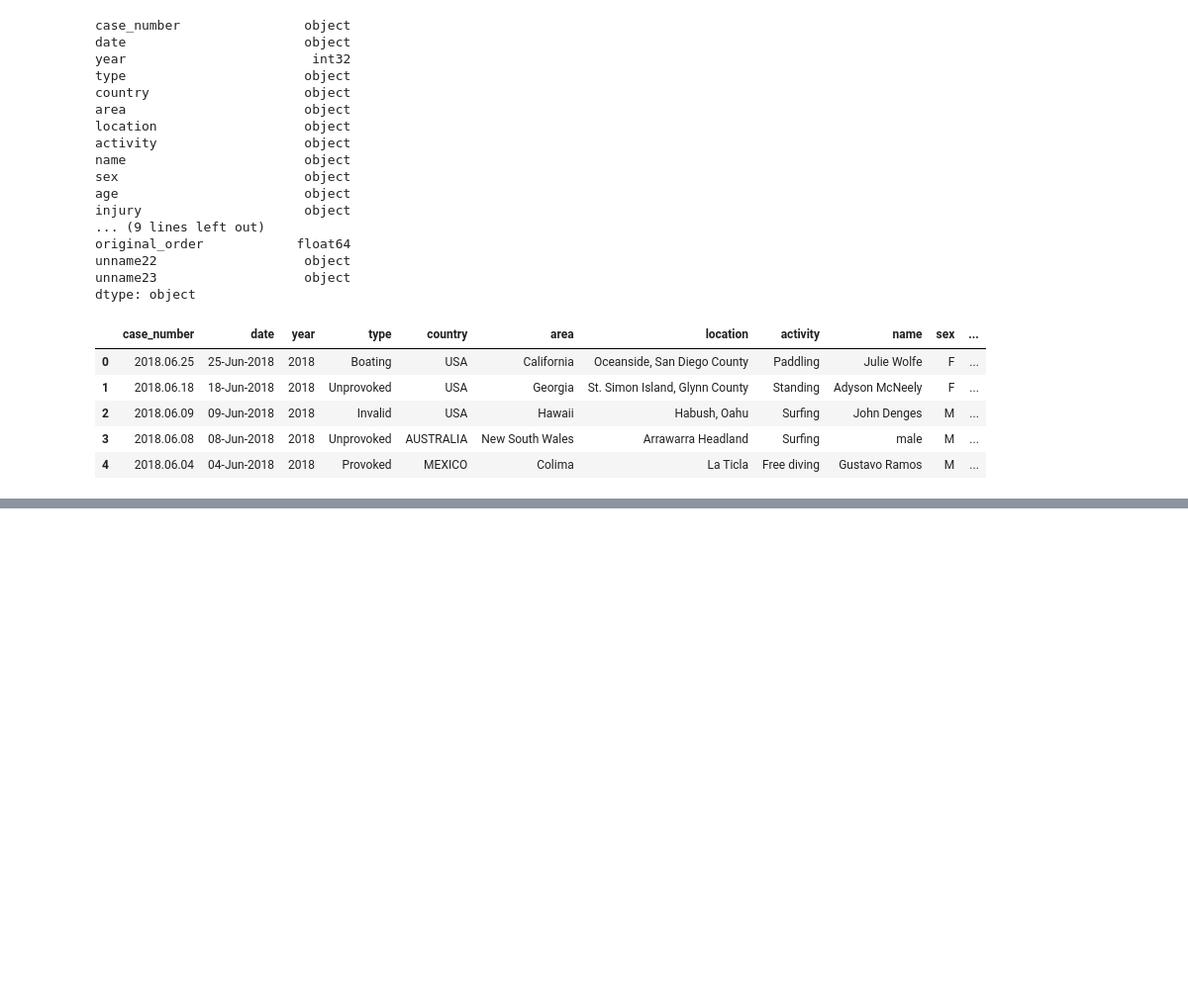
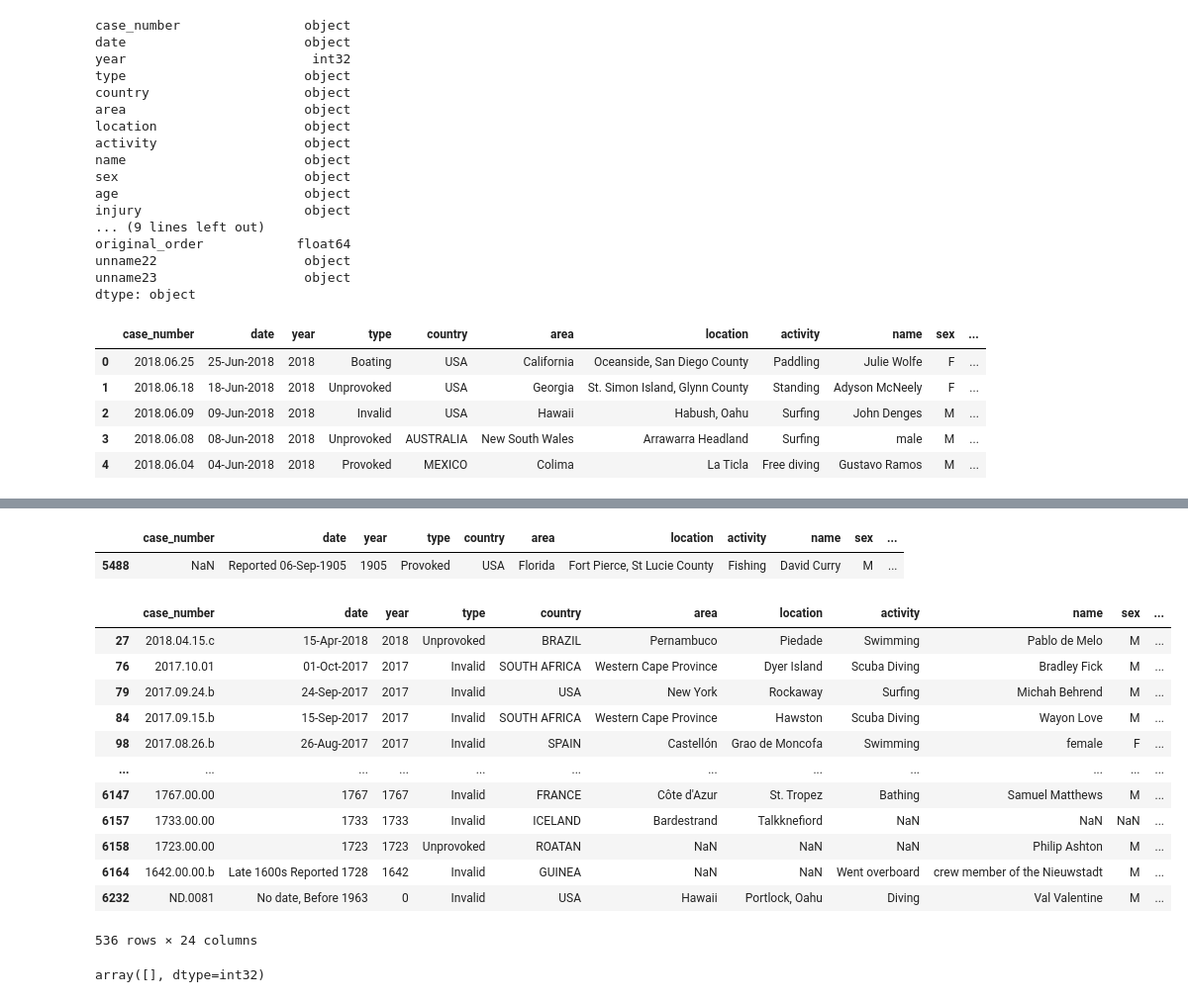
Before and after one commit to OrianAmpuero/CLEAN-PROJECT, a Jupyter notebook: PROJECT_SHARK.ipynb, the cells around one changed output, grey strips where cells are left out. Shown at 99% size. Drawn from its saved outputs; the diff is of its cells as text; code cells hidden in the pictures; blank space fills up the shorter version.

```diff
--- a/PROJECT_SHARK.ipynb
+++ b/PROJECT_SHARK.ipynb
@@ -248,0 +296,25 @@ df_shark.head()
+# %%
+df_shark[df_shark["case_number"].isnull()]
+# %% [output]
+|  | case_number | date | year | type | country | area | location | activity | name | sex | ... |
+| 5488 | NaN | Reported 06-Sep-1905 | 1905 | Provoked | USA | Florida | Fort Pierce, St Lucie County | Fishing | David Curry | M | ... |
+# %%
+df_shark.at[5488, 'case_number']= '1905.09.06'
+# %%
+df_shark["fatal_YN"] = df_shark["fatal_YN"].replace({"Y":"Fatal", "N":"Nonfatal"})
+# %%
+df_shark[df_shark["fatal_YN"].isnull()]
+# %% [output]
+|  | case_number | date | year | type | country | area | location | activity | name | sex | ... |
+| 27 | 2018.04.15.c | 15-Apr-2018 | 2018 | Unprovoked | BRAZIL | Pernambuco | Piedade | Swimming | Pablo de Melo | M | ... |
+| 76 | 2017.10.01 | 01-Oct-2017 | 2017 | Invalid | SOUTH AFRICA | Western Cape Province | Dyer Island | Scuba Diving | Bradley Fick | M | ... |
+| 79 | 2017.09.24.b | 24-Sep-2017 | 2017 | Invalid | USA | New York | Rockaway | Surfing | Michah Behrend | M | ... |
+| 84 | 2017.09.15.b | 15-Sep-2017 | 2017 | Invalid | SOUTH AFRICA | Western Cape Province | Hawston | Scuba Diving | Wayon Love | M | ... |
+| 98 | 2017.08.26.b | 26-Aug-2017 | 2017 | Invalid | SPAIN | Castellón | Grao de Moncofa | Swimming | female | F | ... |
+| ... | ... | ... | ... | ... | ... | ... | ... | ... | ... | ... | ... |
+| 6147 | 1767.00.00 | 1767 | 1767 | Invalid | FRANCE | Côte d'Azur | St. Tropez | Bathing | Samuel Matthews | M | ... |
+| 6157 | 1733.00.00 | 1733 | 1733 | Invalid | ICELAND | Bardestrand | Talkknefiord | NaN | NaN | NaN | ... |
+| 6158 | 1723.00.00 | 1723 | 1723 | Unprovoked | ROATAN | NaN | NaN | NaN | Philip Ashton | M | ... |
+| 6164 | 1642.00.00.b | Late 1600s Reported 1728 | 1642 | Invalid | GUINEA | NaN | NaN | Went overboard | crew member of the Nieuwstadt | M | ... |
+| 6232 | ND.0081 | No date, Before 1963 | 0 | Invalid | USA | Hawaii | Portlock, Oahu | Diving | Val Valentine | M | ... |
+536 rows × 24 columns
@@ -248,0 +333,5 @@ df_shark.head()
+# %%
+nan_cols=df_shark.isna().sum()
+nan_cols[nan_cols>0]
+# %% [output]
+array([], dtype=int32)
```
Also changed, not shown: parts of 10 cells of this notebook.
